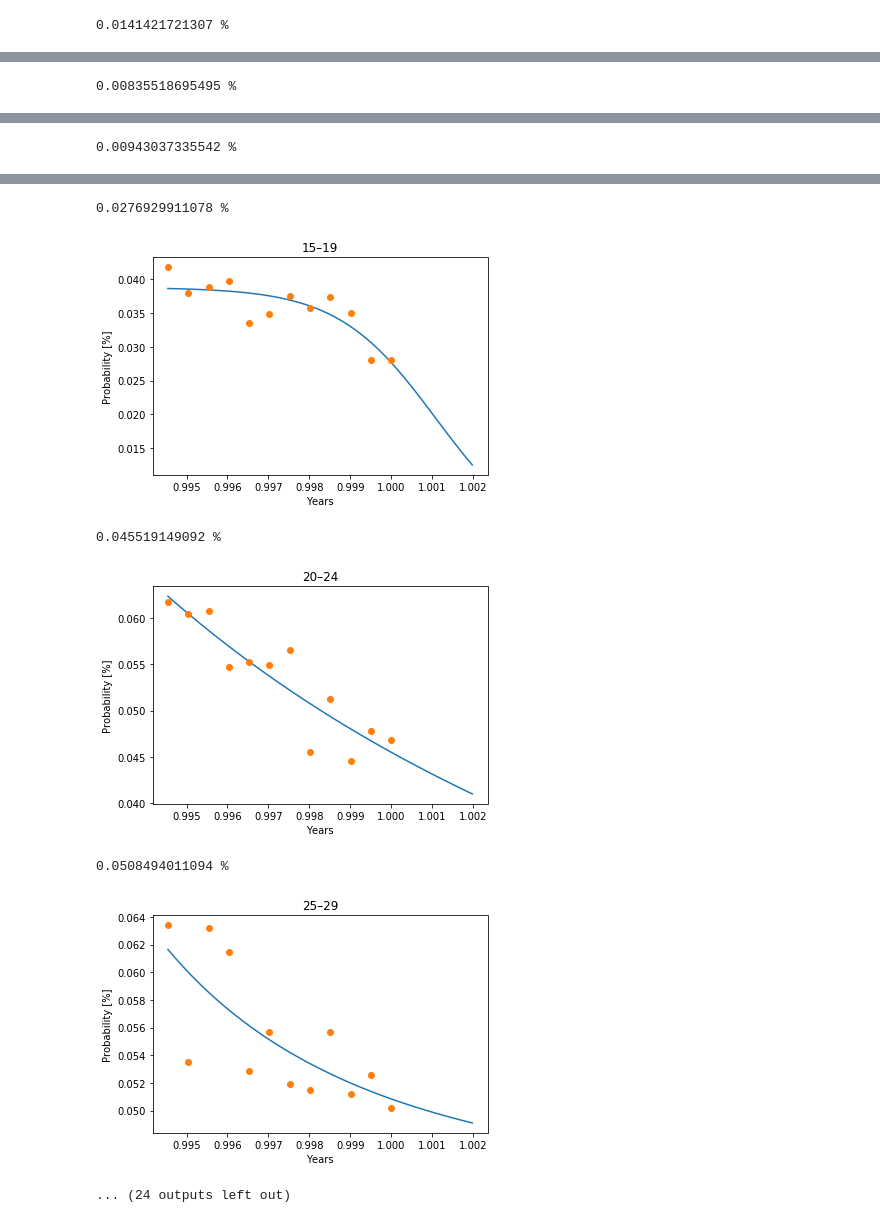
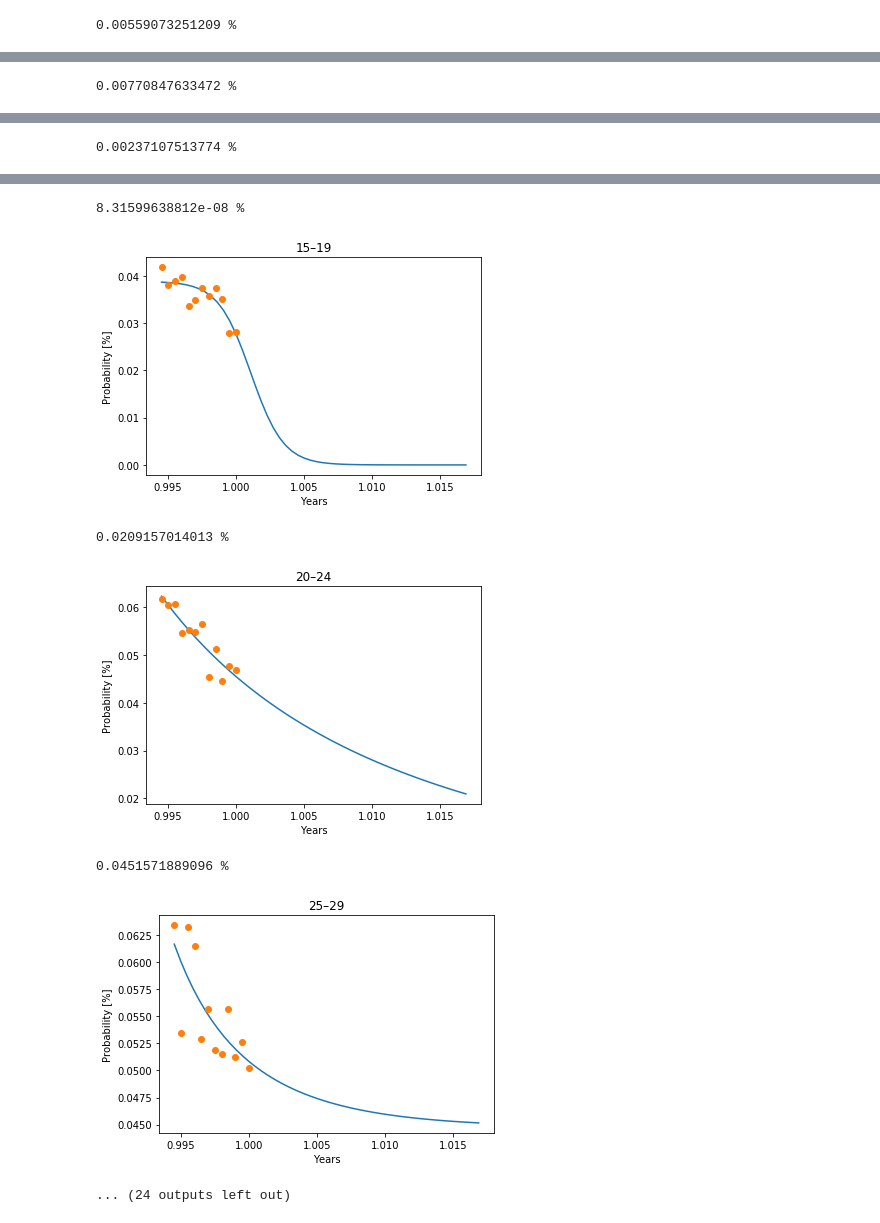
Before and after one commit to H00N24/IMS, a Jupyter notebook: test numpy least.ipynb, the cells around one changed output, grey strips where cells are left out. Drawn from its saved outputs; the diff is of its cells as text; code cells hidden in the pictures.

```diff
--- a/test numpy least.ipynb
+++ b/test numpy least.ipynb
@@ -34,11 +34,11 @@ for part, name in zip(data, names):
     x0 = np.array([1,1, 1 , 1])
 
     res = least_squares(func, x0, args=(x, y))
-    xnew = np.linspace(x.min(), 2020/x_o.max(), 50)
+    xnew = np.linspace(x.min(), 2050/x_o.max(), 50)
 
     celkovo *= model(res.x, 2016/x_o.max())
-    amp.append(model(res.x, 2016/x_o.max()))
-    print(model(res.x, 2016/x_o.max()), '%')
+    amp.append(model(res.x, 2017/x_o.max()))
+    print(model(res.x, 2050/x_o.max()), '%')
     plt.xlabel('Years')
     plt.ylabel('Probability [%]')
     plt.title(name)
@@ -46,4 +46,4 @@ for part, name in zip(data, names):
     #plt.ylim(0,0.1)
     plt.show()
 # %% [output]
-0.0141421721307 %
+0.00559073251209 %
@@ -51 +51 @@ for part, name in zip(data, names):
-0.00835518695495 %
+0.00770847633472 %
@@ -53 +53 @@ for part, name in zip(data, names):
-0.00943037335542 %
+0.00237107513774 %
@@ -55,9 +55,9 @@ for part, name in zip(data, names):
-0.0276929911078 %
+8.31599638812e-08 %
-[figure, old version]
+[figure, new version]
-0.045519149092 %
+0.0209157014013 %
-[figure, old version]
+[figure, new version]
-0.0508494011094 %
+0.0451571889096 %
-[figure, old version]
+[figure, new version]
 ... (24 outputs left out)
 # %%
 print(celkovo, "%")
```
Also changed, not shown: parts of 6 cells of this notebook, 6 other files.
